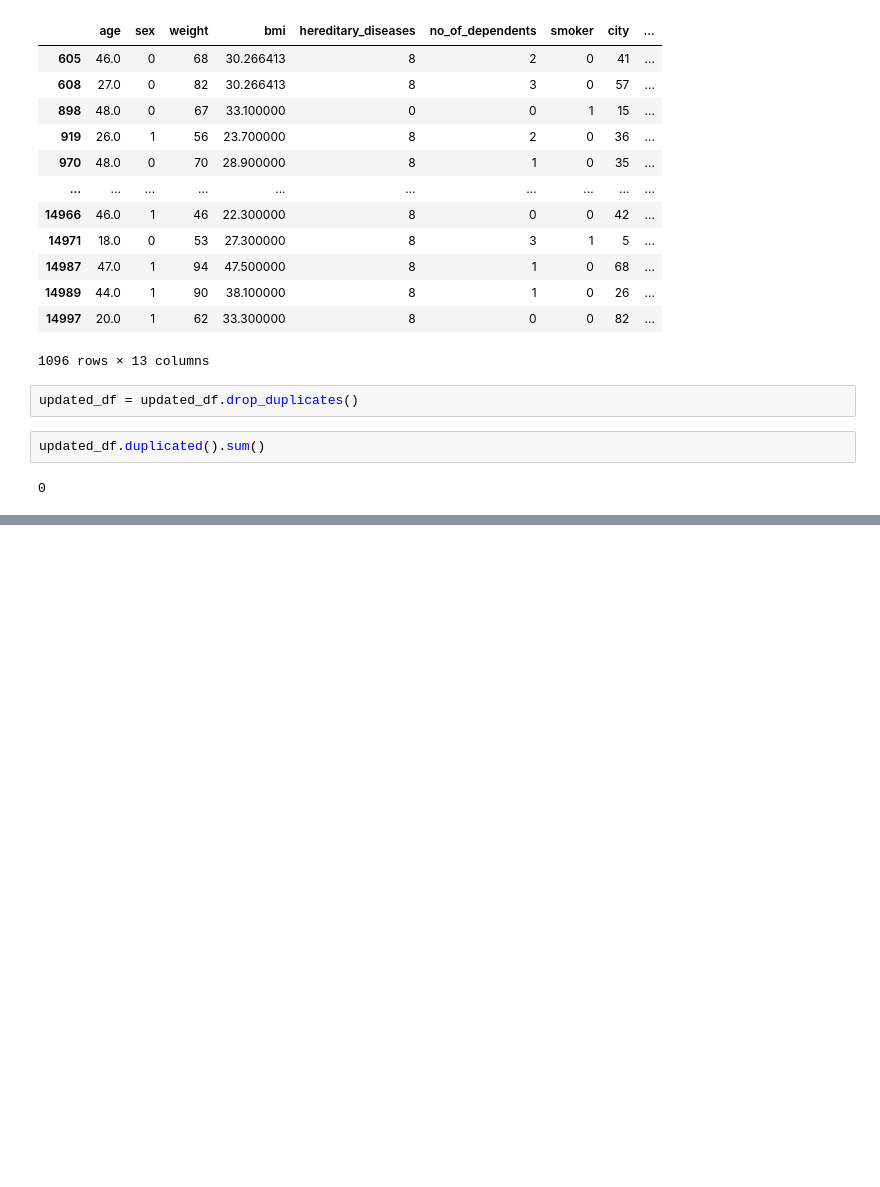
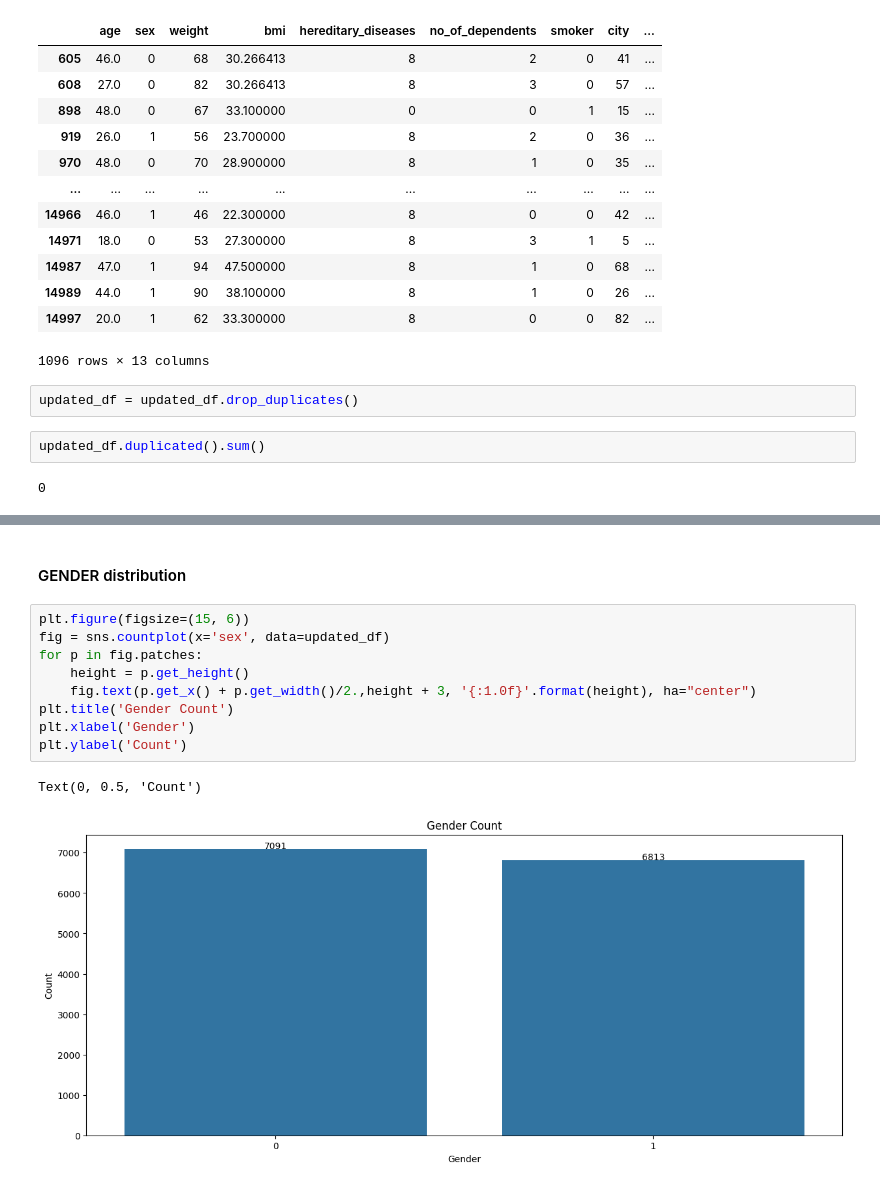
Before and after one commit to arun-ekambaram/Health-Insurance-Claim-Prediction, a Jupyter notebook: experiment.ipynb, the cells around one changed output, grey strips where cells are left out. Drawn from its saved outputs; the diff is of its cells as text; blank space fills up the shorter version.

```diff
--- a/experiment.ipynb
+++ b/experiment.ipynb
@@ -205,0 +263,14 @@ updated_df.duplicated().sum()
+# %% [markdown]
+#### GENDER distribution
+# %%
+plt.figure(figsize=(15, 6))
+fig = sns.countplot(x='sex', data=updated_df)
+for p in fig.patches:
+    height = p.get_height()
+    fig.text(p.get_x() + p.get_width()/2.,height + 3, '{:1.0f}'.format(height), ha="center")
+plt.title('Gender Count')
+plt.xlabel('Gender')
+plt.ylabel('Count')
+# %% [output]
+Text(0, 0.5, 'Count')
+[figure, added]
```
Also changed, not shown: parts of 19 cells of this notebook.
